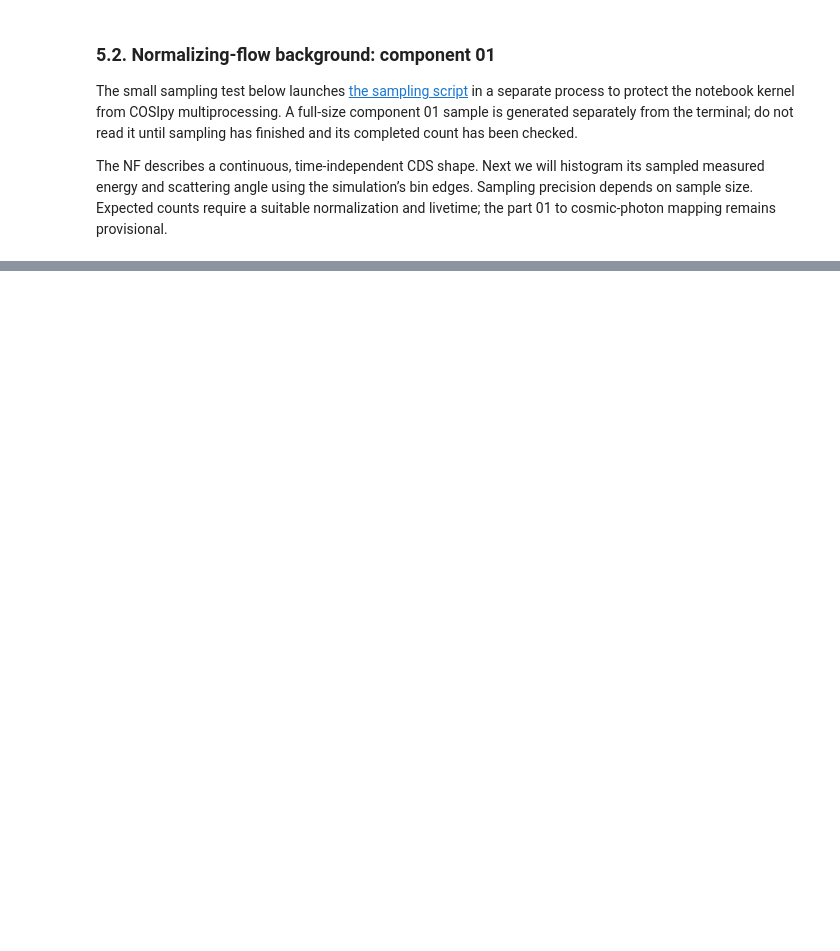
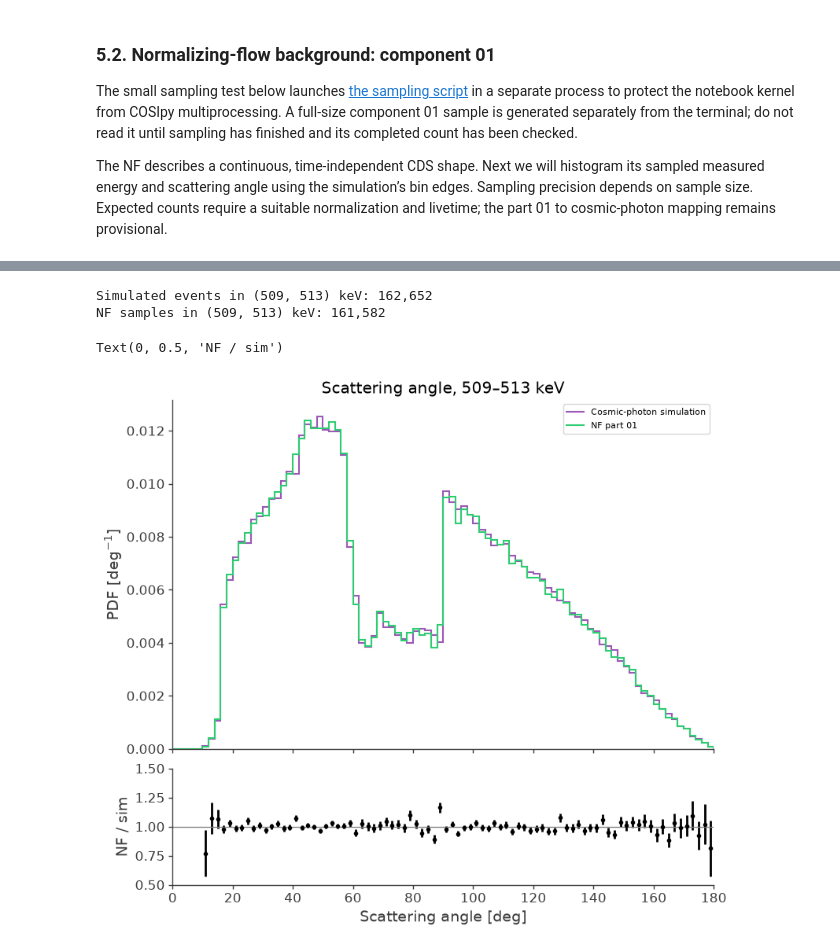
Before and after one commit to mquezada13/cosipy-background-nf, a Jupyter notebook: notebooks/06_inspect_time_independent_background.ipynb, the cells around one changed output, grey strips where cells are left out. Saved outputs shown, nothing was run; the diff lists cells and outputs as text; code cells hidden in the pictures; blank space fills up the shorter version.

```diff
--- a/notebooks/06_inspect_time_independent_background.ipynb
+++ b/notebooks/06_inspect_time_independent_background.ipynb
@@ -326,0 +403,64 @@ WARNING FutureWarning: `torch.jit.script` is deprecated. Please switch to `torch
+# %%
+def phi_in_window(read_chunk, n_total, edges):
+    """Histogram Phi [deg] for events whose energy lies inside line_window."""
+    counts = np.zeros(len(edges) - 1, dtype=np.int64)
+    for start in range(0, n_total, chunk_size):
+        energy, phi = read_chunk(start, min(start + chunk_size, n_total))
+        in_window = (energy >= line_window[0]) & (energy < line_window[1])
+        counts += np.histogram(np.rad2deg(phi[in_window]), bins=edges)[0]
+    return counts
+
+
+window_phi_edges = np.linspace(0, 180, 91)  # 2 degree bins
+
+with fits.open(egb_uncompressed_path, memmap=True) as hdul:
+    events = hdul[1].data
+    egb_window_counts = phi_in_window(
+        lambda a, b: (events["Energies"][a:b], events["Phi"][a:b]),
+        len(events),
+        window_phi_edges,
+    )
+
+with h5py.File(nf_path, "r") as sample_file:
+    nf_window_counts = phi_in_window(
+        lambda a, b: (sample_file["Energies"][a:b], sample_file["Phi"][a:b]),
+        n_nf,
+        window_phi_edges,
+    )
+
+print(f"Simulated events in {line_window} keV: {egb_window_counts.sum():,}")
+print(f"NF samples in {line_window} keV: {nf_window_counts.sum():,}")
+# %% [output]
+Simulated events in (509, 513) keV: 162,652
+NF samples in (509, 513) keV: 161,582
+# %%
+phi_widths = np.diff(window_phi_edges)
+phi_centers = 0.5 * (window_phi_edges[:-1] + window_phi_edges[1:])
+
+egb_pdf = egb_window_counts / egb_window_counts.sum() / phi_widths
+nf_pdf = nf_window_counts / nf_window_counts.sum() / phi_widths
+
+with np.errstate(divide="ignore", invalid="ignore"):
+    ratio = nf_pdf / egb_pdf
+    ratio_err = ratio * np.sqrt(1 / nf_window_counts + 1 / egb_window_counts)
+
+fig, (ax, ax_ratio) = plt.subplots(
+    2, 1, figsize=(8, 7), sharex=True,
+    gridspec_kw={"height_ratios": [3, 1]}, layout="constrained",
+)
+
+ax.stairs(egb_pdf, window_phi_edges, label="Cosmic-photon simulation", lw=1.5)
+ax.stairs(nf_pdf, window_phi_edges, label="NF part 01", lw=1.5)
+ax.set_ylabel(r"PDF [deg$^{-1}$]")
+ax.set_title(f"Scattering angle, {line_window[0]}–{line_window[1]} keV")
+ax.legend()
+
+ax_ratio.errorbar(phi_centers, ratio, yerr=ratio_err, fmt="o", ms=3, color="k")
+ax_ratio.axhline(1, color="gray", lw=1)
+ax_ratio.set_ylim(0.5, 1.5)
+ax_ratio.set_xlim(0, 180)
+ax_ratio.set_xlabel("Scattering angle [deg]")
+ax_ratio.set_ylabel("NF / sim")
+# %% [output]
+Text(0, 0.5, 'NF / sim')
+[figure, added]
```
Also changed, not shown: parts of 19 cells of this notebook.
